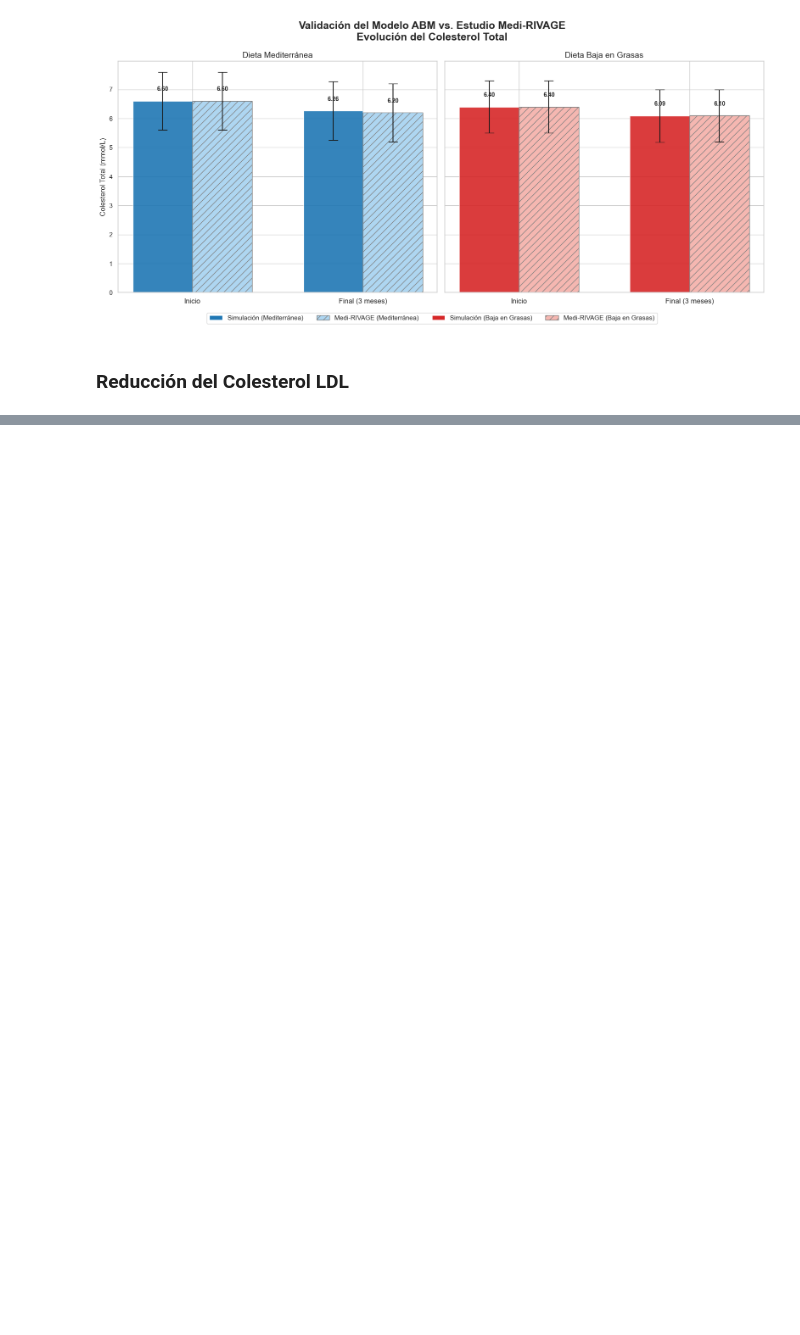
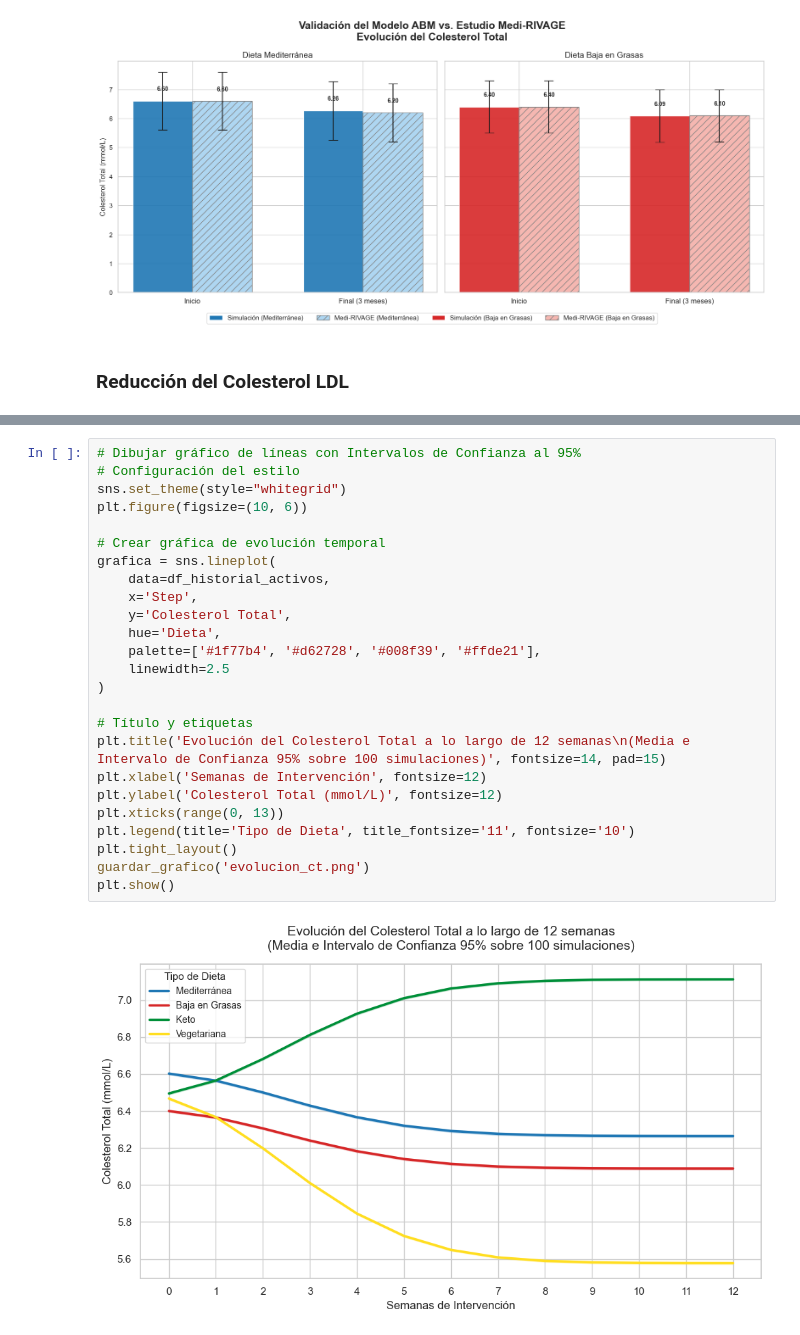
Before and after one commit to alexxgonzalezz/TFG_CardiovascularABM, a Jupyter notebook: analysis/analisisResultados.ipynb, the cells around one changed output, grey strips where cells are left out. Saved outputs shown, nothing was run; the diff lists cells and outputs as text; blank space fills up the shorter version.

```diff
--- a/analysis/analisisResultados.ipynb
+++ b/analysis/analisisResultados.ipynb
@@ -743,0 +677,27 @@ plt.show()
+# %%
+# Dibujar gráfico de líneas con Intervalos de Confianza al 95%
+# Configuración del estilo
+sns.set_theme(style="whitegrid")
+plt.figure(figsize=(10, 6))
+
+# Crear gráfica de evolución temporal
+grafica = sns.lineplot(
+    data=df_historial_activos,
+    x='Step',
+    y='Colesterol Total',
+    hue='Dieta',
+    palette=['#1f77b4', '#d62728', '#008f39', '#ffde21'],
+    linewidth=2.5
+)
+
+# Título y etiquetas
+plt.title('Evolución del Colesterol Total a lo largo de 12 semanas\n(Media e Intervalo de Confianza 95% sobre 100 simulaciones)', fontsize=14, pad=15)
+plt.xlabel('Semanas de Intervención', fontsize=12)
+plt.ylabel('Colesterol Total (mmol/L)', fontsize=12)
+plt.xticks(range(0, 13))
+plt.legend(title='Tipo de Dieta', title_fontsize='11', fontsize='10')
+plt.tight_layout()
+guardar_grafico('evolucion_ct.png')
+plt.show()
+# %% [output]
+[figure, added]
```
Also changed, not shown: parts of 63 cells of this notebook, 15 other files.
